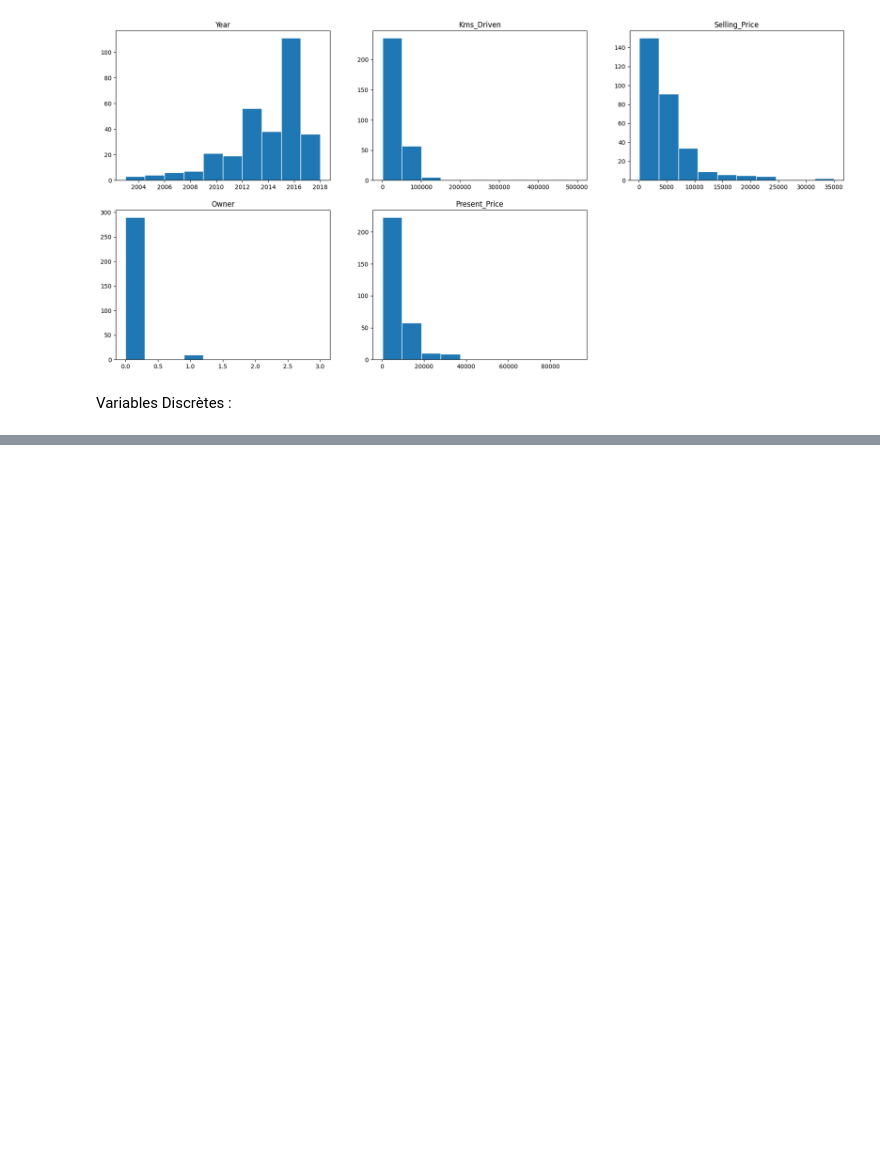
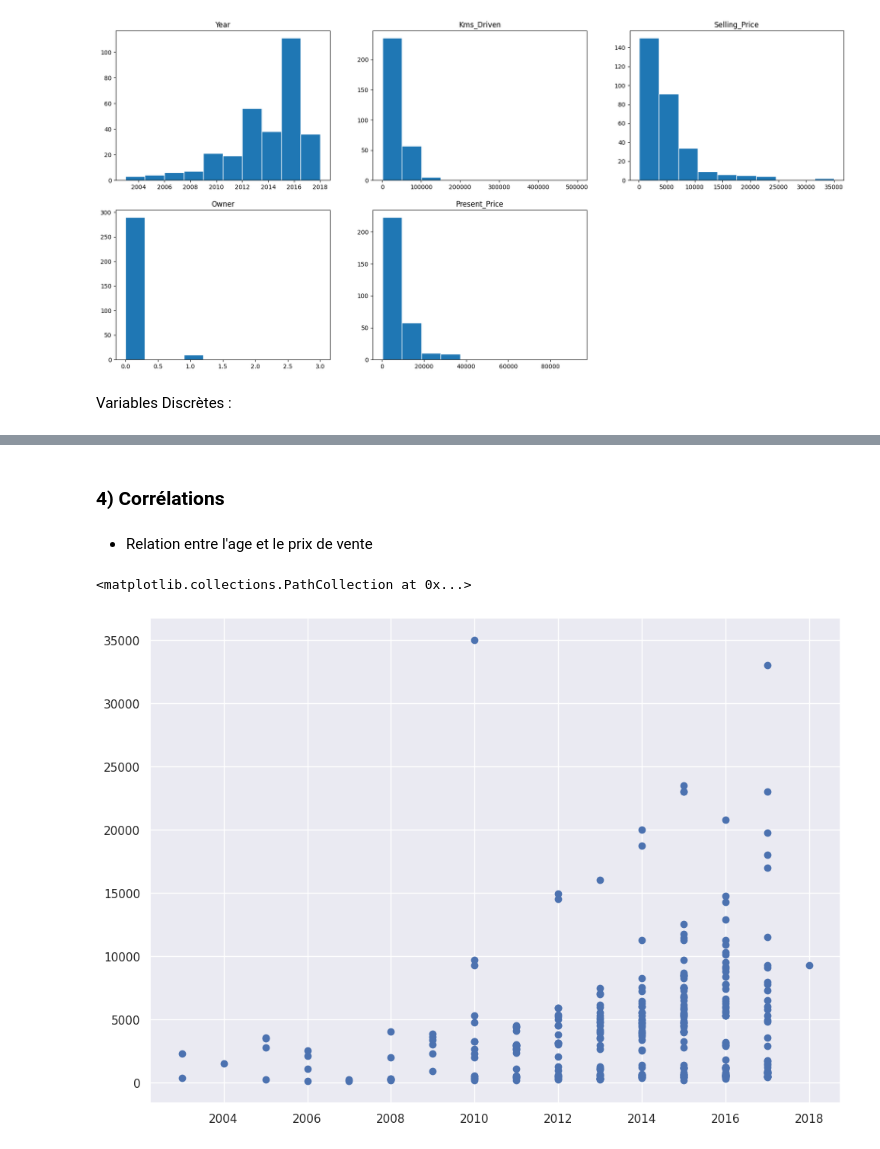
Before and after one commit to NovaStarmax/new-car, a Jupyter notebook: exploratory_analysis.ipynb, the cells around one changed output, grey strips where cells are left out. Drawn from its saved outputs; the diff is of its cells as text; code cells hidden in the pictures; blank space fills up the shorter version.

```diff
--- a/exploratory_analysis.ipynb
+++ b/exploratory_analysis.ipynb
@@ -91,0 +122,9 @@ plt.show()
+# %% [markdown]
+### 4) Corrélations
+# %% [markdown]
+- Relation entre l'age et le prix de vente
+# %%
+plt.scatter(df['Year'], df['Selling_Price'])
+# %% [output]
+<matplotlib.collections.PathCollection at 0x...>
+[figure, added]
```
Also changed, not shown: parts of 11 cells of this notebook, 1 other file.
